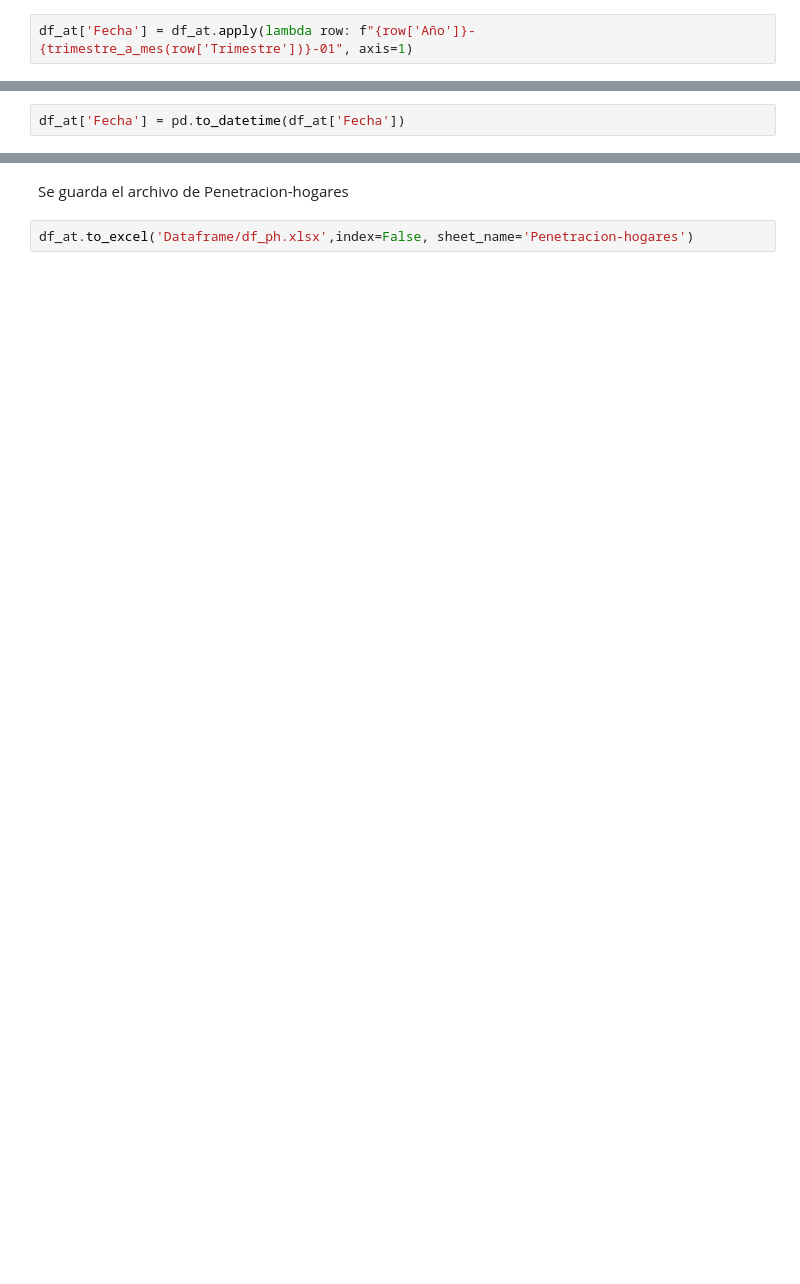
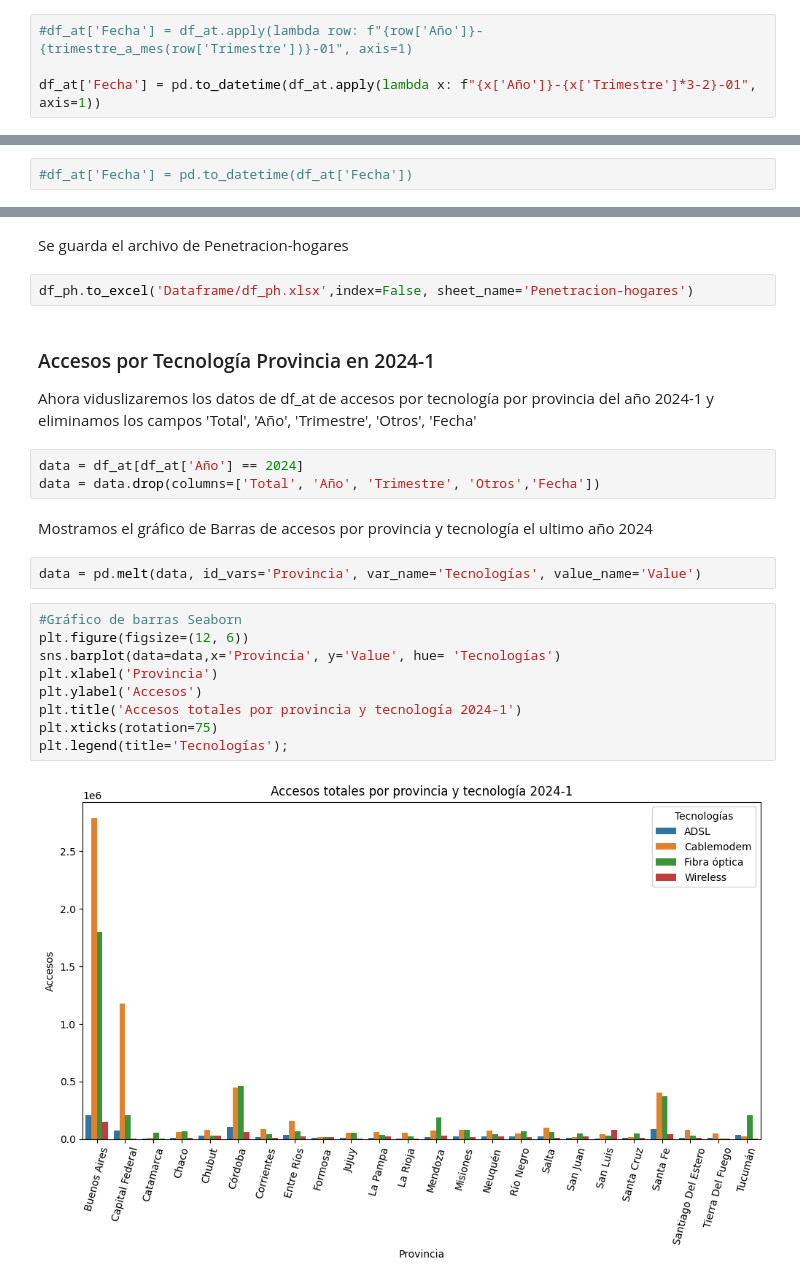
Before and after one commit to mcarruitero/PI2_PT, a Jupyter notebook: AnalisisEDA.ipynb, the cells around one changed output, grey strips where cells are left out. Cells and saved outputs as stored; diff of their text form; blank space fills up the shorter version.

```diff
--- a/AnalisisEDA.ipynb
+++ b/AnalisisEDA.ipynb
@@ -155,9 +152,11 @@ Crear columna de fecha en formato YYYY-MM
 # %%
-df_at['Fecha'] = df_at.apply(lambda row: f"{row['Año']}-{trimestre_a_mes(row['Trimestre'])}-01", axis=1)
+#df_at['Fecha'] = df_at.apply(lambda row: f"{row['Año']}-{trimestre_a_mes(row['Trimestre'])}-01", axis=1)
+
+df_at['Fecha'] = pd.to_datetime(df_at.apply(lambda x: f"{x['Año']}-{x['Trimestre']*3-2}-01", axis=1))
 # %% [markdown]
 Convertir columna 'Fecha' a tipo datetime
 # %%
-df_at['Fecha'] = pd.to_datetime(df_at['Fecha'])
+#df_at['Fecha'] = pd.to_datetime(df_at['Fecha'])
 # %% [markdown]
 Agrupar por fecha para ver tendencias
 # %%
@@ -271,4 +273,25 @@ En resumen, el gráfico de boxplot proporciona una visión general de la desigua
 # %% [markdown]
 Se guarda el archivo de Penetracion-hogares
 # %%
-df_at.to_excel('Dataframe/df_ph.xlsx',index=False, sheet_name='Penetracion-hogares')
+df_ph.to_excel('Dataframe/df_ph.xlsx',index=False, sheet_name='Penetracion-hogares')
+# %% [markdown]
+### Accesos por Tecnología Provincia en 2024-1
+Ahora viduslizaremos los datos de df_at de accesos por tecnología por provincia del año 2024-1 y eliminamos los campos 'Total', 'Año', 'Trimestre', 'Otros', 'Fecha'
+# %%
+data = df_at[df_at['Año'] == 2024]
+data = data.drop(columns=['Total', 'Año', 'Trimestre', 'Otros','Fecha'])
+# %% [markdown]
+Mostramos el gráfico de Barras de accesos por provincia y tecnología el ultimo año 2024
+# %%
+data = pd.melt(data, id_vars='Provincia', var_name='Tecnologías', value_name='Value')
+# %%
+#Gráfico de barras Seaborn
+plt.figure(figsize=(12, 6))
+sns.barplot(data=data,x='Provincia', y='Value', hue= 'Tecnologías')
+plt.xlabel('Provincia')
+plt.ylabel('Accesos')
+plt.title('Accesos totales por provincia y tecnología 2024-1')
+plt.xticks(rotation=75)
+plt.legend(title='Tecnologías');
+# %% [output]
+[figure, added]
```
Also changed, not shown: parts of 98 cells of this notebook, 10 other files.
